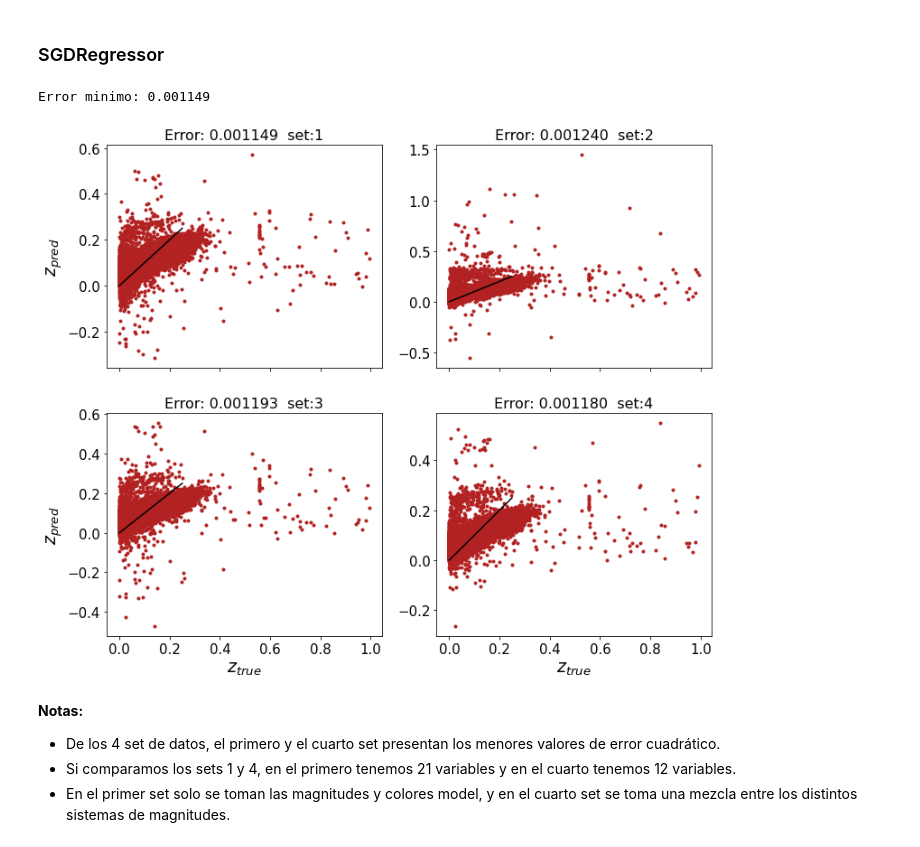
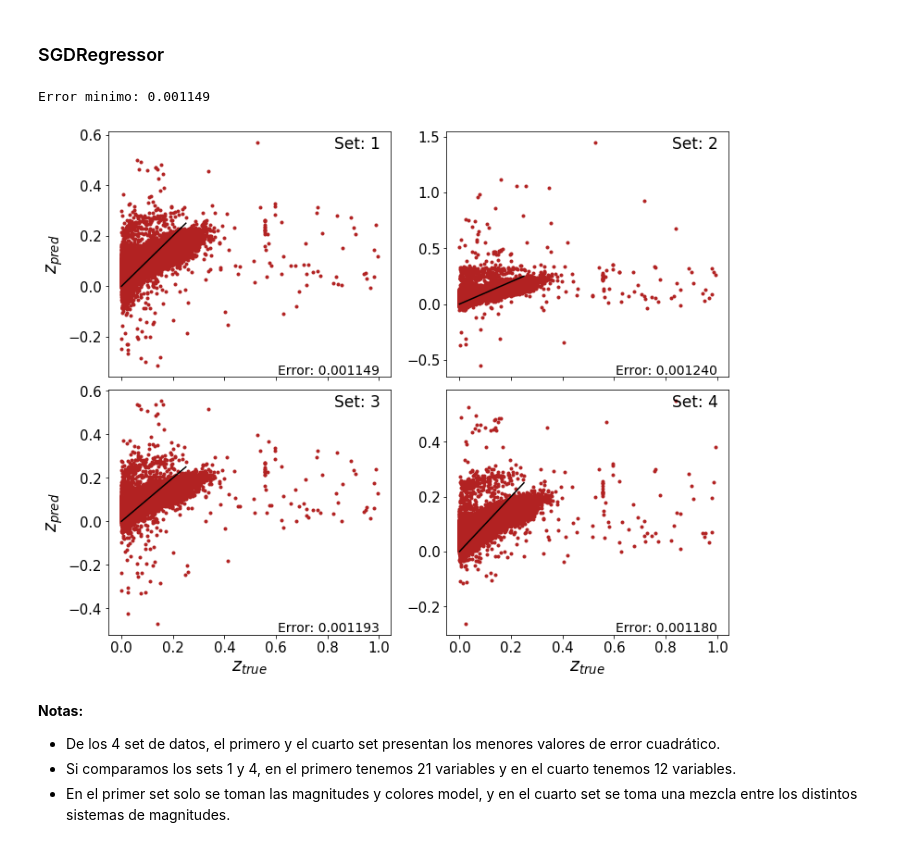
Before and after one commit to leoborgnino/mentoria-astro-datos, a Jupyter notebook: 3_Intro_Aprendizaje.ipynb, the cells around one changed output. Saved outputs shown, nothing was run; the diff lists cells and outputs as text; code cells hidden in the pictures.

```diff
--- a/3_Intro_Aprendizaje.ipynb
+++ b/3_Intro_Aprendizaje.ipynb
@@ -67,7 +64,7 @@ def Memory():
     print('Memoria actual utilizada: %.2f GB' %(process.memory_full_info().rss*1e-9))
     return
 # %%
-filename = "dataset/data_filter.csv"
+filename = "../../dataset/data_filter.csv"
 # %%
 data = pd.read_csv(filename,index_col=0)
 # %%
@@ -178,8 +176,3 @@ print(filter_col_04)
 ['z', 'petroColor_gr', 'modelColor_ri', 'modelColor_gr', 'petroMag_r', 'petroMag_g', 'petroMag_u', 'modelMag_i', 'modelMag_g', 'modelMag_u', 'modelMag_r', 'velDisp']
 # %% [markdown]
 ### Variables usadas vs redshift
-# %%
-for i in filter_col_01:
-    plt.scatter(data[i],data['z'], facecolor="dodgerblue", edgecolor="k", label="datos")
-    plt.title(i)
-    plt.show()
@@ -199,0 +179,20 @@ for i in filter_col_01:
+# %%
+j=0
+for i in filter_col_01[:-1]:
+#    print(j)
+    if j > 2:
+        j=0
+    if j==0:
+        f, ax = plt.subplots(nrows=1, ncols=3, figsize=(16, 6))
+#    ax[j].scatter(data['z'],data[i], facecolor="dodgerblue", edgecolor="k", label="datos", alpha=0.6)
+    ax[j].scatter(data['z'],data[i], facecolor="firebrick", edgecolor="k", label="datos", alpha=0.6)
+#    ax[j].scatter(data['z'][(data['velDisp']>840)],data[i][data['velDisp']>840], facecolor="orange", edgecolor="k", label="datos", alpha=0.6)
+#    ax[j].scatter(data['z'][(data['velDisp']<5)],data[i][data['velDisp']<5], facecolor="green", edgecolor="k", label="datos", alpha=0.6)
+
+
+    ax[j].set_xlabel('z', fontsize=18)
+    ax[j].set_ylabel(i, fontsize=15)
+    ax[j].tick_params('x', labelsize=13)
+    ax[j].tick_params('y', labelsize=13)
+    j=j+1
+plt.show()
@@ -215,7 +222,7 @@ i=0
 
 #fig, ((ax1, ax2), (ax3, ax4)) = plt.subplots(2, 2)
 
-f, ((axs1, axs2), (axs3, axs4)) = plt.subplots(nrows=2,ncols=2,sharex=True, figsize=(12,10))
+f, ((axs1, axs2), (axs3, axs4)) = plt.subplots(nrows=2,ncols=2,sharex=True, figsize=(12,10),gridspec_kw={'hspace': 0.05})
 
 for j in selector:
     i=i+1
@@ -243,35 +250,38 @@ for j in selector:
     y_test_pred = sgd_reg.predict(X_test)
 
     # Error cuadratico medio entrenamiento
 #    train_error.append(mean_squared_error(y_train, y_train_pred))
 
     # Error cuadratico medio test
 #    print(y_test.shape,y_test_pred.shape )
     test_error.append(mean_squared_error(y_test, y_test_pred))
 
 #    print("Error: %f"%(test_error[0]))
     min_selector_error.append(min(test_error))
     min_selector_indx.append(test_error.index(min(test_error)))
 
 
     # Grafico error
     vars()['axs'+str(i)].plot(y_test, y_test_pred, marker='.', color="firebrick", linestyle='None')
     vars()['axs'+str(i)].plot([0,0.25], [0,0.25], 'k-')
 
     vars()['axs'+str(i)].tick_params("y", labelsize=15)
     vars()['axs'+str(i)].tick_params("x", labelsize=15)
 
-    vars()['axs'+str(i)].set_title("Error: %f"%(test_error[0])+'  set:'+str(i), fontsize=16)
+    vars()['axs'+str(i)].text(0.6, 0.01,"Error: %f"%(test_error[0]), transform=vars()['axs'+str(i)].transAxes, fontsize=14)
+    vars()['axs'+str(i)].text(0.8, 0.93,"Set: %i"%(i), transform=vars()['axs'+str(i)].transAxes, fontsize=17)
+
     if i>2:
         vars()['axs'+str(i)].set_xlabel(r'$z_{true}$', fontsize=19)
     if i==1 or i==3:
         vars()['axs'+str(i)].set_ylabel(r'$z_{pred}$', fontsize=19)
 #    plt.show()
 
 print("Error minimo: %f"%(min_selector_error[0]))
+f.savefig('/home/victoria/Documentos/Diplomatura/Mentoria/z_pred_vs_z_true_SGDRegressor.png')
 # %% [output]
 Error minimo: 0.001149
-[figure, old version]
+[figure, new version]
 # %% [markdown]
 **Notas:**
 * De los 4 set de datos, el primero y el cuarto set presentan los menores valores de error cuadrático.
```
Also changed, not shown: parts of 5 cells of this notebook.
